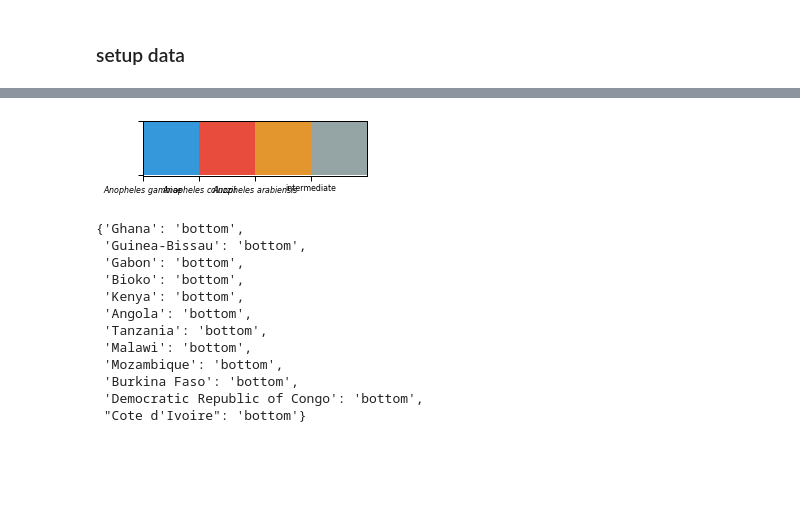
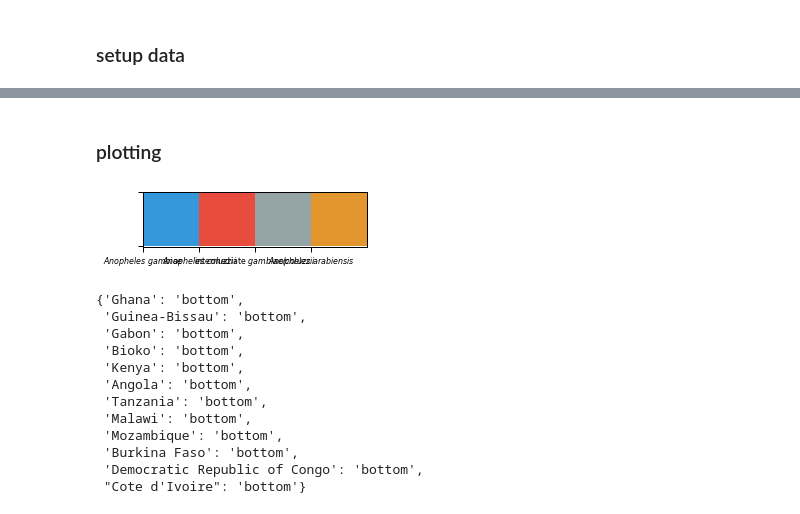
Before and after one commit to malariagen/deprecated-ag1000g-phase3-data-paper, a Jupyter notebook: notebooks/ag1000g_phase3_collection_.ipynb, the cells around one changed output, grey strips where cells are left out. Drawn from its saved outputs; the diff is of its cells as text; code cells hidden in the pictures; blank space fills up the shorter version.

```diff
--- a/notebooks/ag1000g_phase3_collection_.ipynb
+++ b/notebooks/ag1000g_phase3_collection_.ipynb
@@ -84,16 +53,18 @@ AttributeError: 'DataFrame' object has no attribute 'sample_set'
+# %% [markdown]
+### plotting
 # %%
 #countries
 countries = list(all_meta.country.unique())
 #long species labels
-sp_nm = ['$Anopheles$ $gambiae$', '$Anopheles$ $coluzzii$', '$Anopheles$ $arabiensis$', 'intermediate']
+sp_nm = ['$Anopheles$ $gambiae$', '$Anopheles$ $coluzzii$',  'intermediate $gambiae$/$coluzzii$','$Anopheles$ $arabiensis$']
 #palette
-flat = ["#3498db", "#e74c3c", "#e2962d", "#95a5a6"]
+flat = ["#3498db", "#e74c3c", "#95a5a6", "#e2962d"]
 palette = sns.color_palette(flat, n_colors=len(sp_nm))
 # add a colour for other_resistant
 sns.palplot(palette)
 plt.gca().set_xticklabels(sp_nm);
 # %% [output]
-[figure, old version]
+[figure, new version]
 # %%
 #build df with lat lon offsets and country labels - two letter codes?
 offset_df = pd.DataFrame(index=countries, columns=["offset_lon", "offset_lat"], data=0.0)
```
Also changed, not shown: parts of 10 cells of this notebook, 1 other file.
